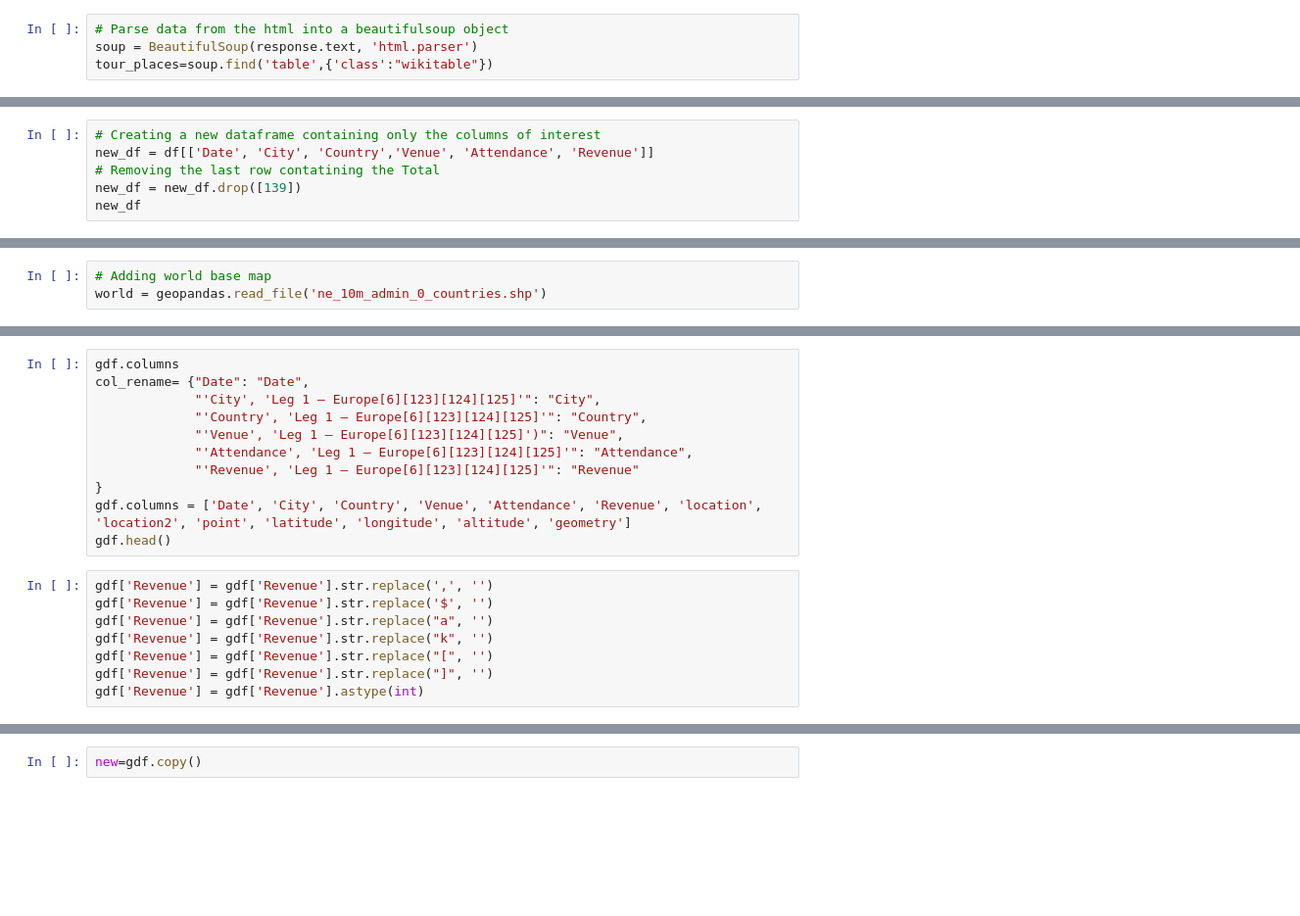
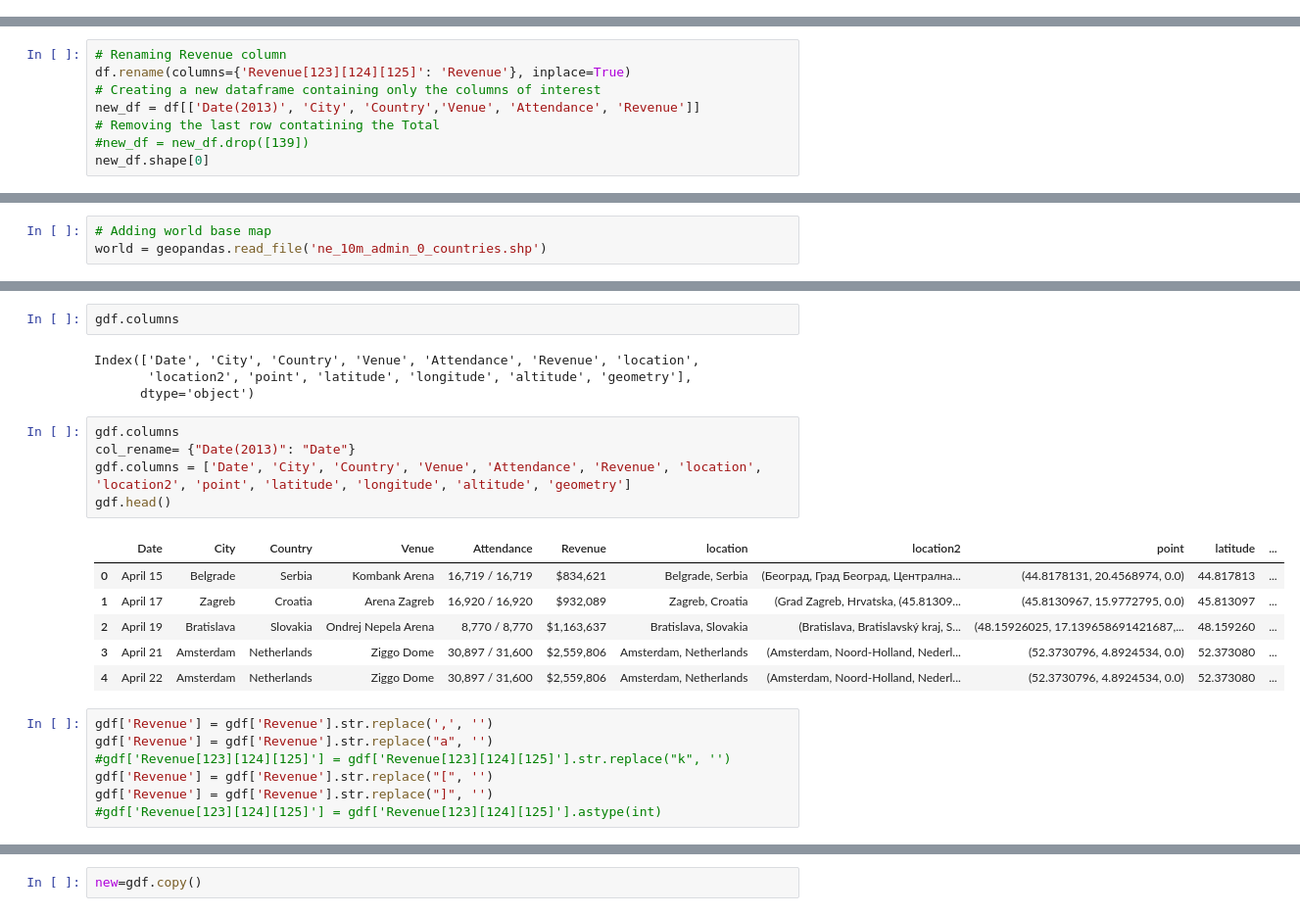
Before and after one commit to Tars4815/maps, a Jupyter notebook: scripts/tour-python/music_tour_map.ipynb, the cells around one changed output, grey strips where cells are left out. Shown: that part at 98% size. Cells and saved outputs as stored; diff of their text form; blank space fills up the shorter version.

```diff
--- a/scripts/tour-python/music_tour_map.ipynb
+++ b/scripts/tour-python/music_tour_map.ipynb
@@ -24,4 +17,0 @@ print(response.status_code)
-# %%
-# Parse data from the html into a beautifulsoup object
-soup = BeautifulSoup(response.text, 'html.parser')
-tour_places=soup.find('table',{'class':"wikitable"})
@@ -41,6 +138,8 @@ df.columns
 # %%
+# Renaming Revenue column
+df.rename(columns={'Revenue[123][124][125]': 'Revenue'}, inplace=True)
 # Creating a new dataframe containing only the columns of interest
-new_df = df[['Date', 'City', 'Country','Venue', 'Attendance', 'Revenue']]
+new_df = df[['Date(2013)', 'City', 'Country','Venue', 'Attendance', 'Revenue']]
 # Removing the last row contatining the Total
-new_df = new_df.drop([139])
-new_df
+#new_df = new_df.drop([139])
+new_df.shape[0]
@@ -93,21 +247,27 @@ gdf.plot(ax=ax)
+# %%
+gdf.columns
+# %% [output]
+Index(['Date', 'City', 'Country', 'Venue', 'Attendance', 'Revenue', 'location',
+       'location2', 'point', 'latitude', 'longitude', 'altitude', 'geometry'],
+      dtype='object')
 # %%
 gdf.columns
-col_rename= {"Date": "Date",
-             "'City', 'Leg 1 — Europe[6][123][124][125]'": "City",
-             "'Country', 'Leg 1 — Europe[6][123][124][125]'": "Country",
-             "'Venue', 'Leg 1 — Europe[6][123][124][125]')": "Venue",
-             "'Attendance', 'Leg 1 — Europe[6][123][124][125]'": "Attendance",
-             "'Revenue', 'Leg 1 — Europe[6][123][124][125]'": "Revenue"
-}
+col_rename= {"Date(2013)": "Date"}
 gdf.columns = ['Date', 'City', 'Country', 'Venue', 'Attendance', 'Revenue', 'location', 'location2', 'point', 'latitude', 'longitude', 'altitude', 'geometry']
 gdf.head()
+# %% [output]
+|  | Date | City | Country | Venue | Attendance | Revenue | location | location2 | point | latitude | ... |
+| 0 | April 15 | Belgrade | Serbia | Kombank Arena | 16,719 / 16,719 | $834,621 | Belgrade, Serbia | (Београд, Град Београд, Централна... | (44.8178131, 20.4568974, 0.0) | 44.817813 | ... |
+| 1 | April 17 | Zagreb | Croatia | Arena Zagreb | 16,920 / 16,920 | $932,089 | Zagreb, Croatia | (Grad Zagreb, Hrvatska, (45.81309... | (45.8130967, 15.9772795, 0.0) | 45.813097 | ... |
+| 2 | April 19 | Bratislava | Slovakia | Ondrej Nepela Arena | 8,770 / 8,770 | $1,163,637 | Bratislava, Slovakia | (Bratislava, Bratislavský kraj, S... | (48.15926025, 17.139658691421687,... | 48.159260 | ... |
+| 3 | April 21 | Amsterdam | Netherlands | Ziggo Dome | 30,897 / 31,600 | $2,559,806 | Amsterdam, Netherlands | (Amsterdam, Noord-Holland, Nederl... | (52.3730796, 4.8924534, 0.0) | 52.373080 | ... |
+| 4 | April 22 | Amsterdam | Netherlands | Ziggo Dome | 30,897 / 31,600 | $2,559,806 | Amsterdam, Netherlands | (Amsterdam, Noord-Holland, Nederl... | (52.3730796, 4.8924534, 0.0) | 52.373080 | ... |
 # %%
 gdf['Revenue'] = gdf['Revenue'].str.replace(',', '')
-gdf['Revenue'] = gdf['Revenue'].str.replace('$', '')
 gdf['Revenue'] = gdf['Revenue'].str.replace("a", '')
-gdf['Revenue'] = gdf['Revenue'].str.replace("k", '')
+#gdf['Revenue[123][124][125]'] = gdf['Revenue[123][124][125]'].str.replace("k", '')
 gdf['Revenue'] = gdf['Revenue'].str.replace("[", '')
 gdf['Revenue'] = gdf['Revenue'].str.replace("]", '')
-gdf['Revenue'] = gdf['Revenue'].astype(int)
+#gdf['Revenue[123][124][125]'] = gdf['Revenue[123][124][125]'].astype(int)
 # %%
 gdf.tail(100)
```
Also changed, not shown: parts of 22 cells of this notebook.
